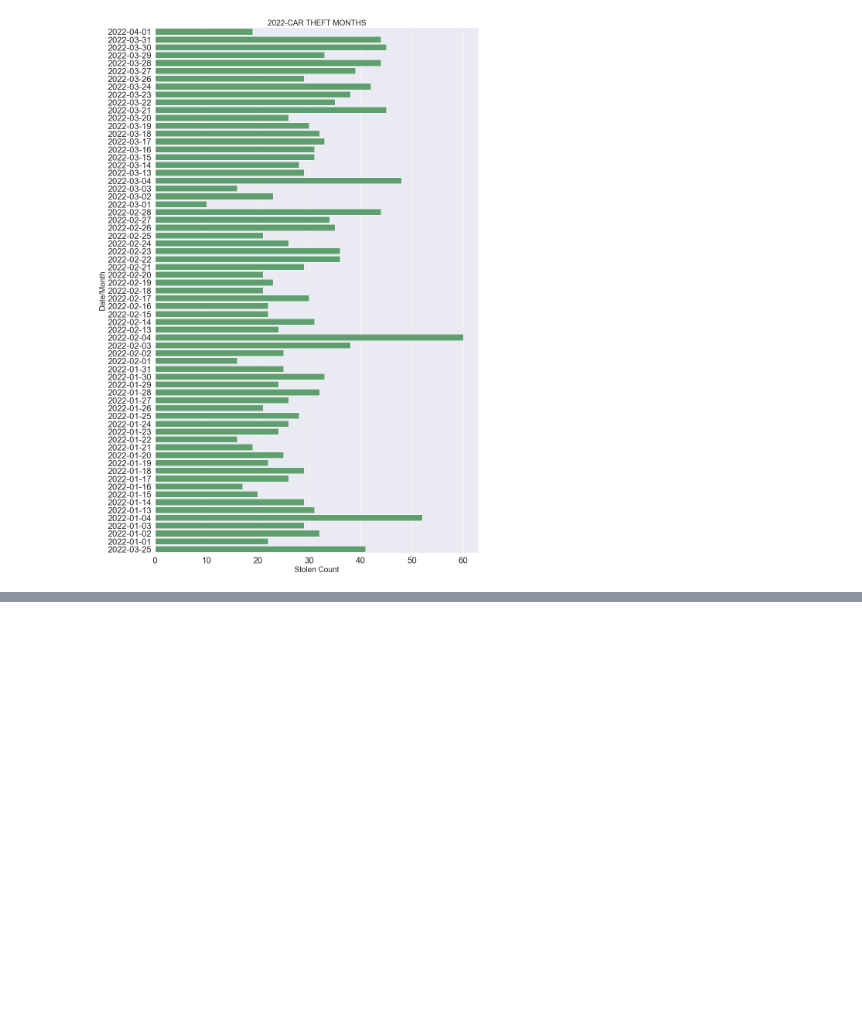
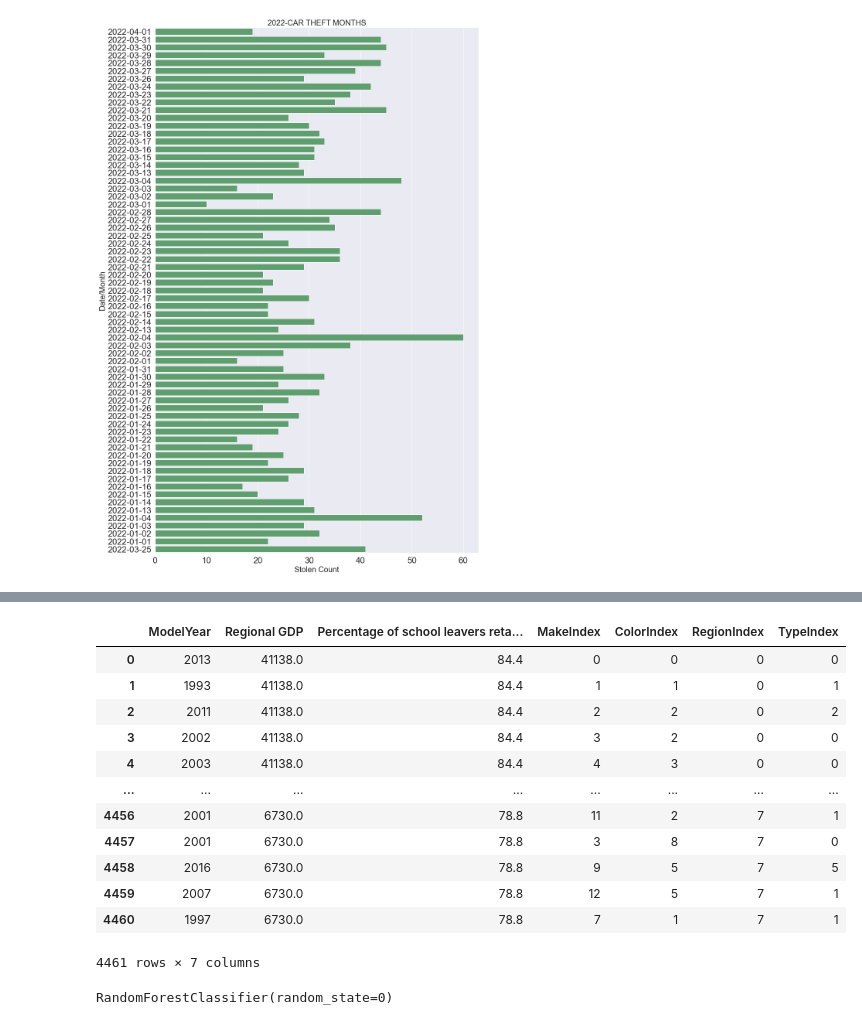
Before and after one commit to lodfod/databootcamp-finalproject, a Jupyter notebook: finalproject.ipynb, the cells around one changed output, grey strips where cells are left out. Saved outputs shown, nothing was run; the diff lists cells and outputs as text; code cells hidden in the pictures; blank space fills up the shorter version.

```diff
--- a/finalproject.ipynb
+++ b/finalproject.ipynb
@@ -388,0 +721,27 @@ Text(0.5, 1.0, '2022-CAR THEFT MONTHS')
+# %%
+df["Location"].unique()
+
+d = {}
+
+i = 0
+for name in df["Location"].unique():
+    d[name] = i
+    i+=1
+
+
+df['RegionIndex'] = df['Location'].map(d)
+df
+
+
+df["VehicleType"].unique()
+
+d = {}
+
+i = 0
+for name in df["VehicleType"].unique():
+    d[name] = i
+    i+=1
+
+
+df['TypeIndex'] = df['VehicleType'].map(d)
+df
@@ -388,0 +770,24 @@ Text(0.5, 1.0, '2022-CAR THEFT MONTHS')
+# %%
+X
+# %% [output]
+|  | ModelYear | Regional GDP | Percentage of school leavers reta... | MakeIndex | ColorIndex | RegionIndex | TypeIndex |
+| 0 | 2013 | 41138.0 | 84.4 | 0 | 0 | 0 | 0 |
+| 1 | 1993 | 41138.0 | 84.4 | 1 | 1 | 0 | 1 |
+| 2 | 2011 | 41138.0 | 84.4 | 2 | 2 | 0 | 2 |
+| 3 | 2002 | 41138.0 | 84.4 | 3 | 2 | 0 | 0 |
+| 4 | 2003 | 41138.0 | 84.4 | 4 | 3 | 0 | 0 |
+| ... | ... | ... | ... | ... | ... | ... | ... |
+| 4456 | 2001 | 6730.0 | 78.8 | 11 | 2 | 7 | 1 |
+| 4457 | 2001 | 6730.0 | 78.8 | 3 | 8 | 7 | 0 |
+| 4458 | 2016 | 6730.0 | 78.8 | 9 | 5 | 7 | 5 |
+| 4459 | 2007 | 6730.0 | 78.8 | 12 | 5 | 7 | 1 |
+| 4460 | 1997 | 6730.0 | 78.8 | 7 | 1 | 7 | 1 |
+4461 rows × 7 columns
+# %%
+from sklearn.ensemble import RandomForestClassifier
+
+feature_names = [f"feature {i}" for i in range(X.shape[1])]
+forest = RandomForestClassifier(random_state=0)
+forest.fit(X_train, y_train)
+# %% [output]
+RandomForestClassifier(random_state=0)
```
Also changed, not shown: parts of 23 cells of this notebook.
